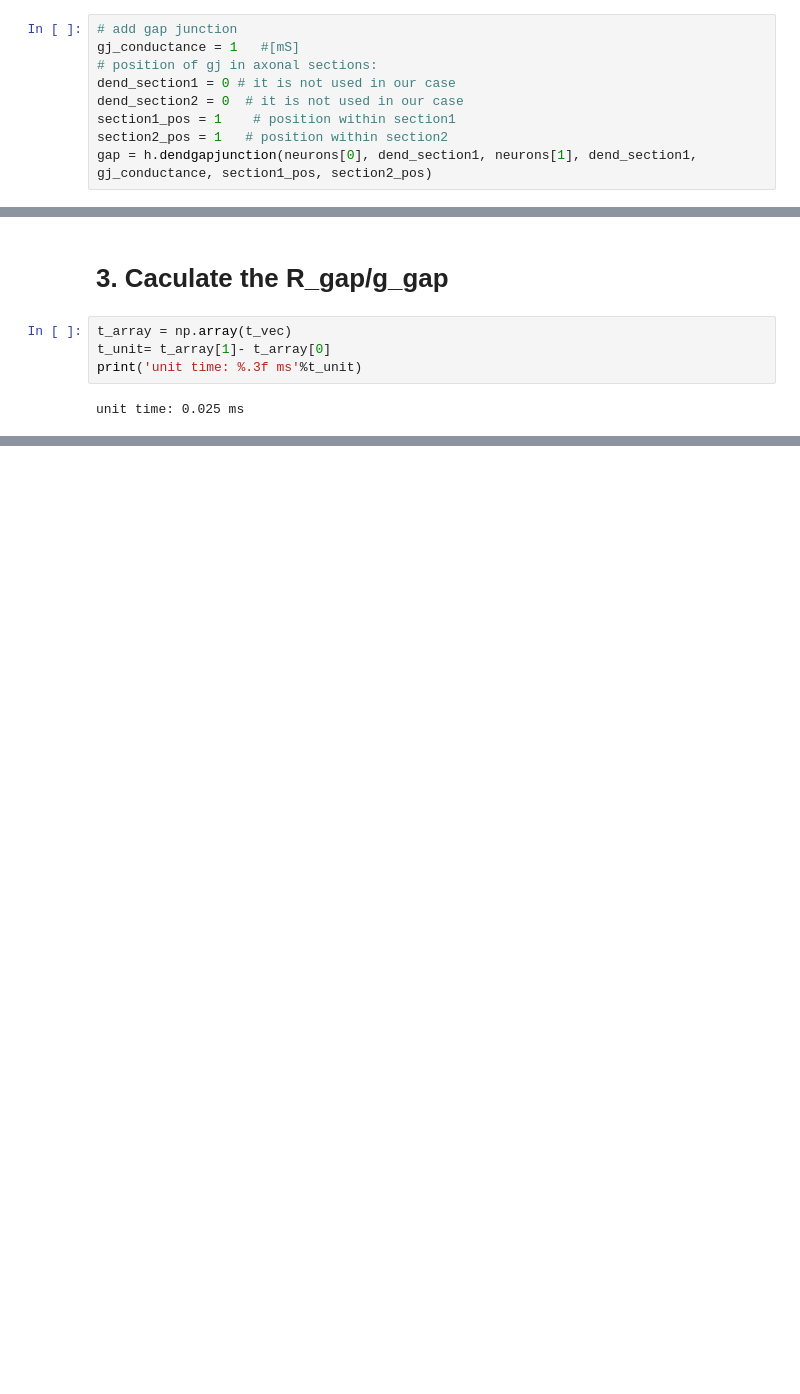
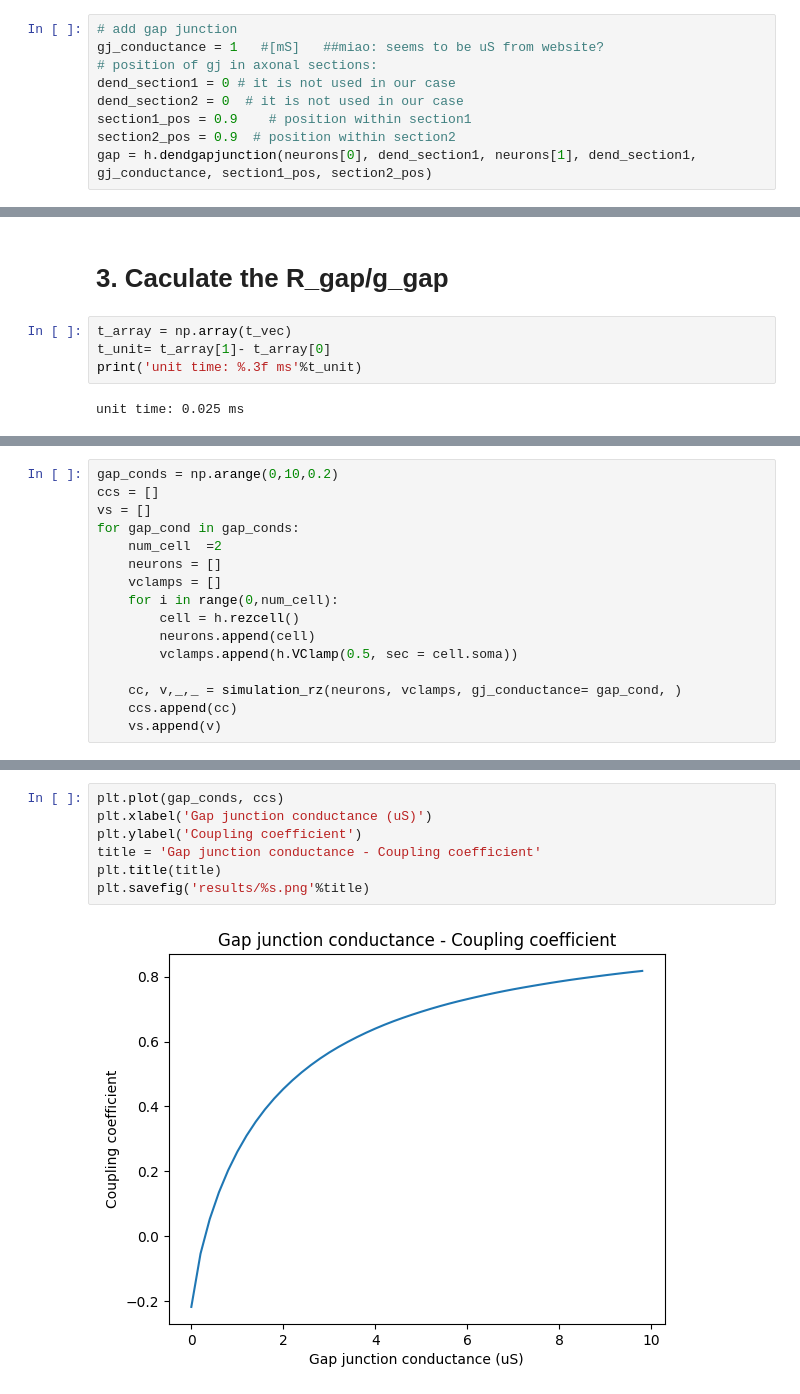
Before and after one commit to Miao-Cissy/gapjunction, a Jupyter notebook: gap_junction copy.ipynb, the cells around one changed output, grey strips where cells are left out. Cells and saved outputs as stored; diff of their text form; blank space fills up the shorter version.

```diff
--- a/gap_junction copy.ipynb
+++ b/gap_junction copy.ipynb
@@ -61,10 +67,10 @@ for i in range(0,num_cell):
 # 1.2 create gap junction
 # %%
 # add gap junction
-gj_conductance = 1   #[mS]
+gj_conductance = 1   #[mS]   ##miao: seems to be uS from website?
 # position of gj in axonal sections:
 dend_section1 = 0 # it is not used in our case
 dend_section2 = 0  # it is not used in our case
-section1_pos = 1    # position within section1
-section2_pos = 1   # position within section2
+section1_pos = 0.9    # position within section1
+section2_pos = 0.9  # position within section2
 gap = h.dendgapjunction(neurons[0], dend_section1, neurons[1], dend_section1, gj_conductance, section1_pos, section2_pos)
@@ -252,0 +334,16 @@ axis[3].legend()
+# %%
+gap_conds = np.arange(0,10,0.2)
+ccs = []
+vs = []
+for gap_cond in gap_conds:
+    num_cell  =2
+    neurons = []
+    vclamps = []
+    for i in range(0,num_cell):
+        cell = h.rezcell()
+        neurons.append(cell)
+        vclamps.append(h.VClamp(0.5, sec = cell.soma))
+
+    cc, v,_,_ = simulation_rz(neurons, vclamps, gj_conductance= gap_cond, )
+    ccs.append(cc)
+    vs.append(v)
@@ -252,0 +368,9 @@ axis[3].legend()
+# %%
+plt.plot(gap_conds, ccs)
+plt.xlabel('Gap junction conductance (uS)')
+plt.ylabel('Coupling coefficient')
+title = 'Gap junction conductance - Coupling coefficient'
+plt.title(title)
+plt.savefig('results/%s.png'%title)
+# %% [output]
+[figure, added]
```
Also changed, not shown: parts of 16 cells of this notebook, 8 other files.
